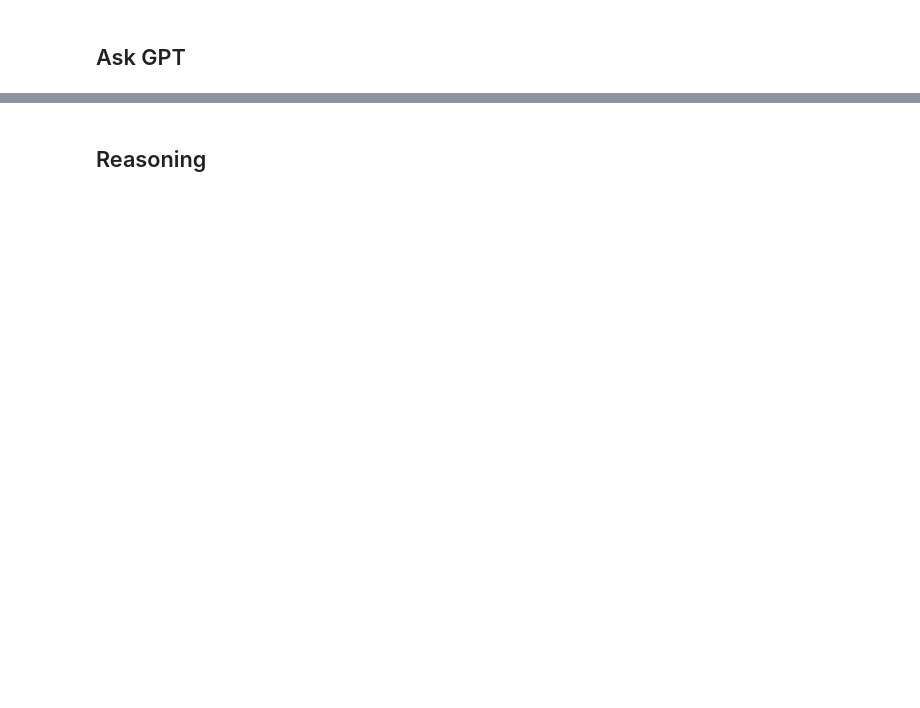
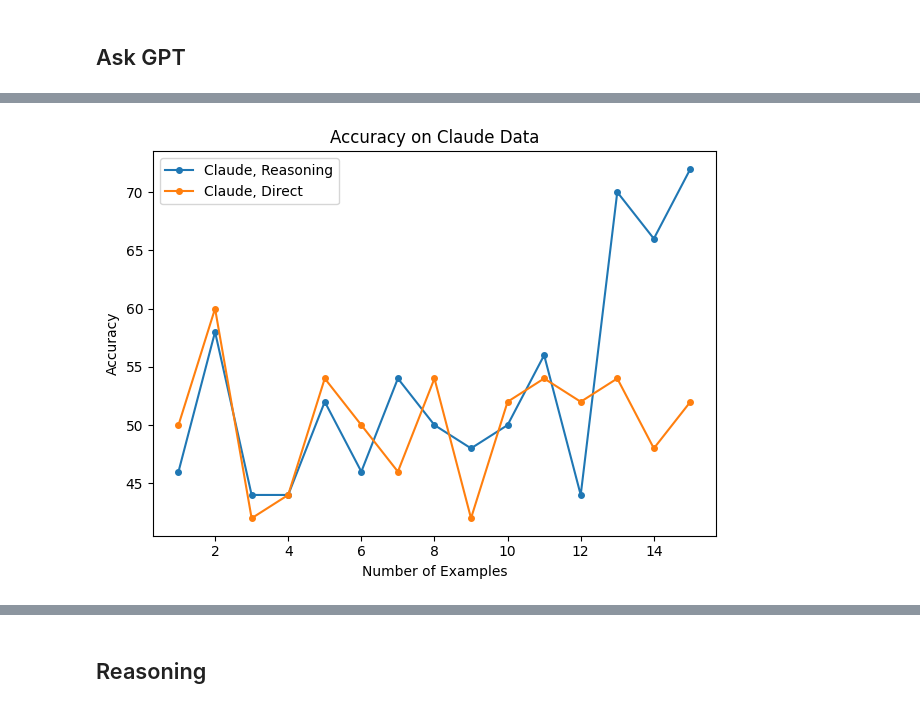
Before and after one commit to david-meltzer/In-Context_Reasoning, a Jupyter notebook: in_context_learning.ipynb, the cells around one changed output, grey strips where cells are left out. Cells and saved outputs as stored; diff of their text form; code cells hidden in the pictures; blank space fills up the shorter version.

```diff
--- a/in_context_learning.ipynb
+++ b/in_context_learning.ipynb
@@ -827,0 +848,32 @@ plt.show()
+# %%
+import matplotlib.pyplot as plt
+
+x = [i for i in range(1,16)]
+
+#y_gpt_reason = [result[i,50,True,'gpt-4','GPT'][1] for i in range(1,16)]
+#y_gpt_no_reason = [result[i,50,False,'gpt-4','GPT'][1] for i in range(1,16)]
+y_claude_reason = [result[i,50,True,'gpt-4','Claude'][1] for i in range(1,16)]
+y_claude_no_reason = [result[i,50,False,'gpt-4','Claude'][1] for i in range(1,16)]
+
+size=4
+#plt.plot(x, y_gpt_reason, label='GPT-4, Reasoning', marker='o',markersize=size)
+#plt.plot(x, y_gpt_no_reason, label='GPT-4, Direct', marker='o',markersize=size)
+plt.plot(x, y_claude_reason, label='Claude, Reasoning', marker='o',markersize=size)
+plt.plot(x, y_claude_no_reason, label='Claude, Direct', marker='o',markersize=size)
+
+plt.legend(loc='upper left')
+
+
+plt.title('Accuracy on Claude Data')
+plt.xlabel('Number of Examples')
+plt.ylabel('Accuracy')
+
+plt.tight_layout()
+
+# Save the plot
+plt.savefig("./accuracy_claude.png")
+
+# Show the plot
+plt.show()
+# %% [output]
+[figure, added]
```
Also changed, not shown: parts of 13 cells of this notebook, 18 other files.
